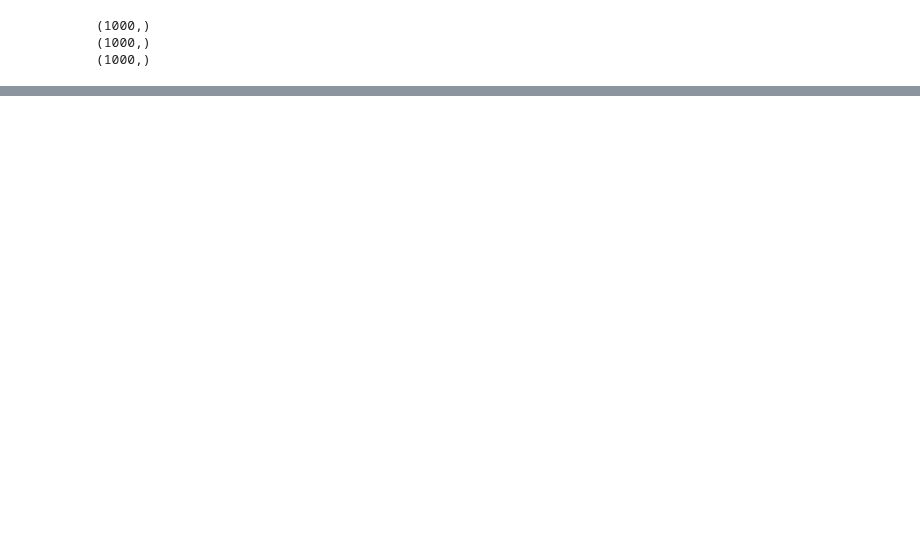
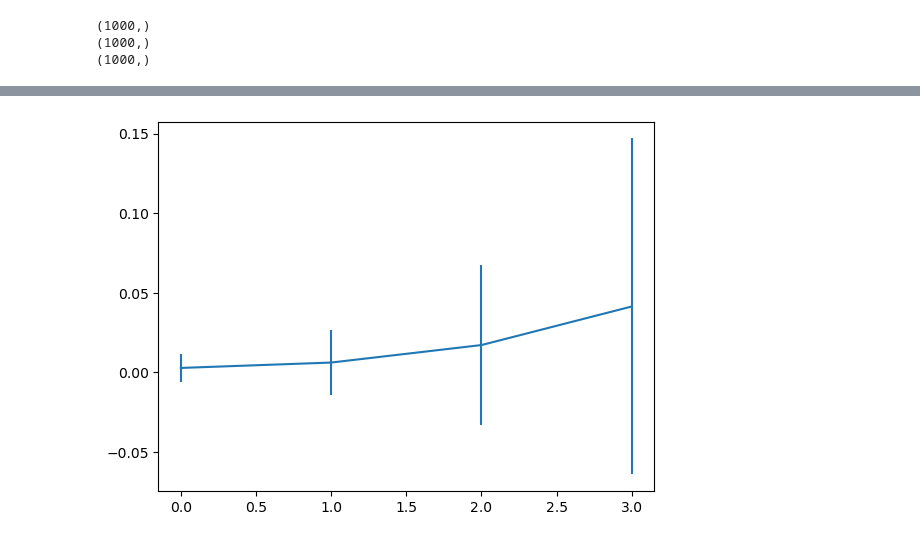
Before and after one commit to s-kganz/ForestLST, a Jupyter notebook: notebooks/shap.ipynb, the cells around one changed output, grey strips where cells are left out. Saved outputs shown, nothing was run; the diff lists cells and outputs as text; code cells hidden in the pictures; blank space fills up the shorter version.

```diff
--- a/notebooks/shap.ipynb
+++ b/notebooks/shap.ipynb
@@ -176,0 +188,9 @@ plt.show()
+# %%
+upper_err = mean_by_year + sd_by_year
+lower_err = mean_by_year - sd_by_year
+
+fig, ax = plt.subplots()
+ax.errorbar(np.arange(4), mean_by_year, yerr=sd_by_year)
+plt.show()
+# %% [output]
+[figure, added]
```
Also changed, not shown: parts of 5 cells of this notebook.
